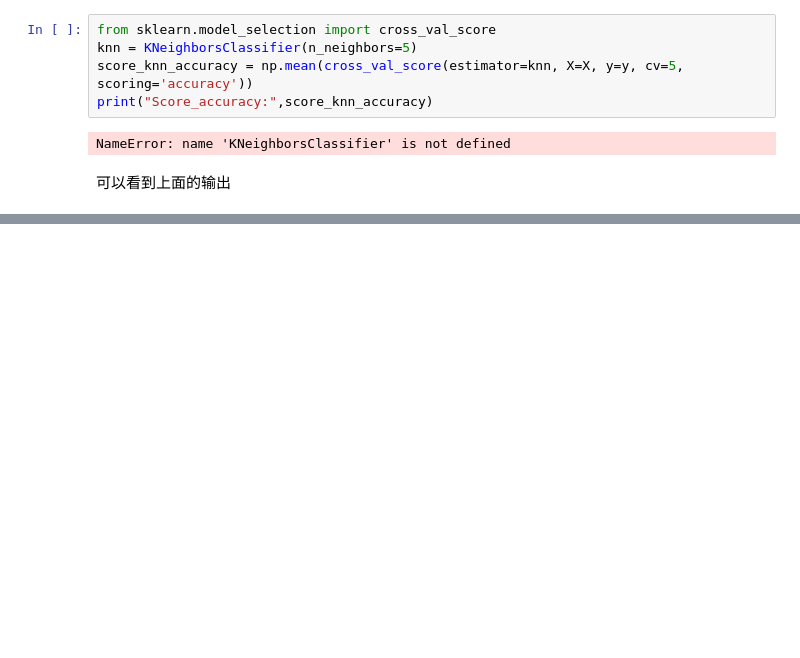
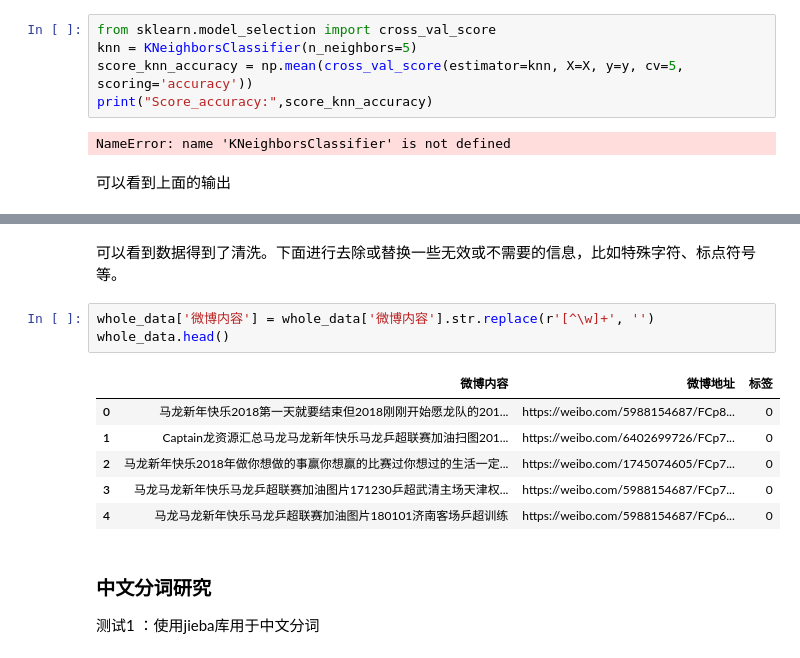
Before and after one commit to JunTheRipper/WebSpyder, a Jupyter notebook: TextMining/TextMining-Classify.ipynb, the cells around one changed output, grey strips where cells are left out. Drawn from its saved outputs; the diff is of its cells as text; blank space fills up the shorter version.

```diff
--- a/TextMining/TextMining-Classify.ipynb
+++ b/TextMining/TextMining-Classify.ipynb
@@ -566,0 +712,16 @@ NameError: name 'KNeighborsClassifier' is not defined
+# %% [markdown]
+可以看到数据得到了清洗。下面进行去除或替换一些无效或不需要的信息，比如特殊字符、标点符号等。
+# %%
+whole_data['微博内容'] = whole_data['微博内容'].str.replace(r'[^\w]+', '')
+whole_data.head()
+# %% [output]
+|  | 微博内容 | 微博地址 | 标签 |
+| 0 | 马龙新年快乐2018第一天就要结束但2018刚刚开始愿龙队的201... | https://weibo.com/5988154687/FCp8... | 0 |
+| 1 | Captain龙资源汇总马龙马龙新年快乐马龙乒超联赛加油扫图201... | https://weibo.com/6402699726/FCp7... | 0 |
+| 2 | 马龙新年快乐2018年做你想做的事赢你想赢的比赛过你想过的生活一定... | https://weibo.com/1745074605/FCp7... | 0 |
+| 3 | 马龙马龙新年快乐马龙乒超联赛加油图片171230乒超武清主场天津权... | https://weibo.com/5988154687/FCp7... | 0 |
+| 4 | 马龙马龙新年快乐马龙乒超联赛加油图片180101济南客场乒超训练 | https://weibo.com/5988154687/FCp6... | 0 |
+# %% [markdown]
+### 中文分词研究
+
+测试1 ：使用jieba库用于中文分词
```
Also changed, not shown: parts of 39 cells of this notebook, 7 other files.
